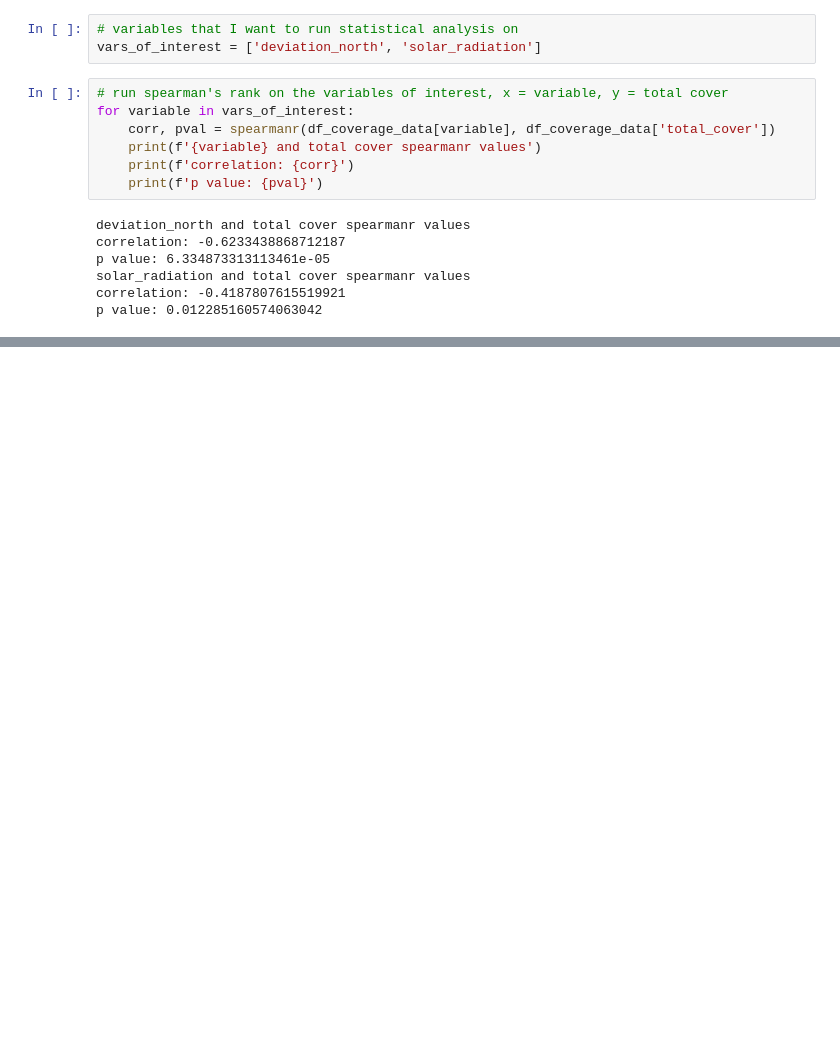
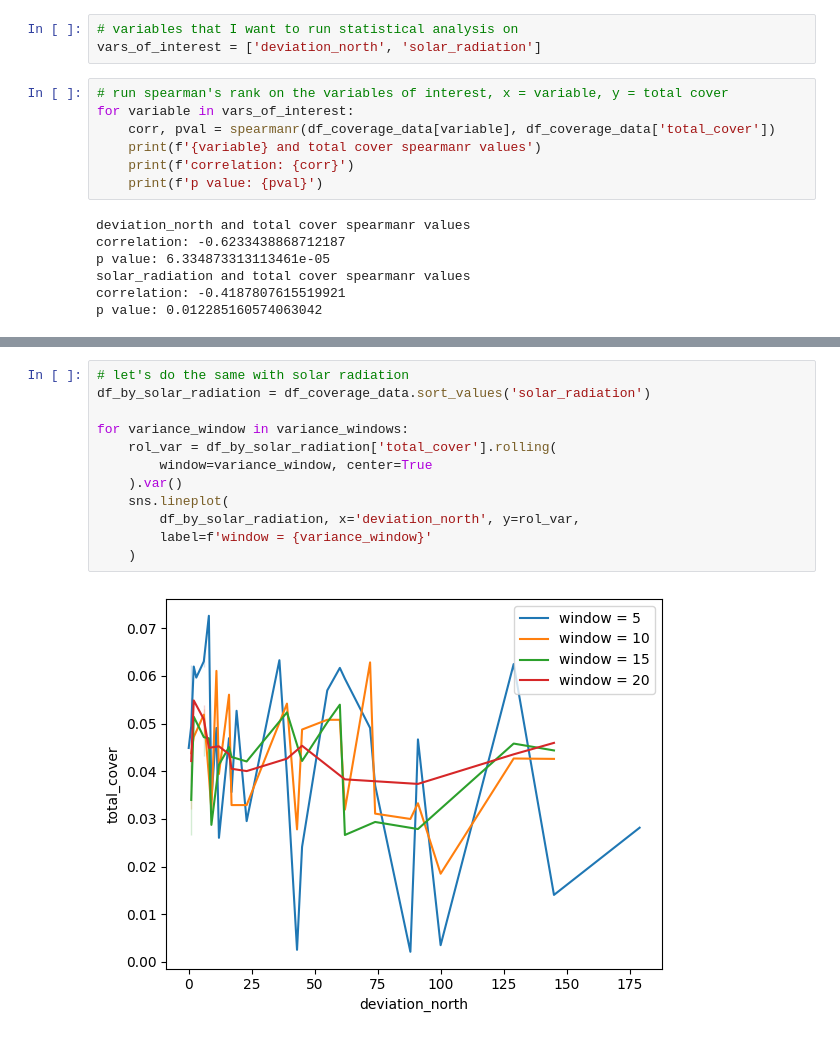
Before and after one commit to Sari-Parvillers/Vulnerable-Earth-TW1-2025, a Jupyter notebook: data_exploration.ipynb, the cells around one changed output, grey strips where cells are left out. Drawn from its saved outputs; the diff is of its cells as text; blank space fills up the shorter version.

```diff
--- a/data_exploration.ipynb
+++ b/data_exploration.ipynb
@@ -103,0 +127,14 @@ sns.lineplot(df_sorted, x='deviation_north', y='rolling_var')
+# %%
+# let's do the same with solar radiation
+df_by_solar_radiation = df_coverage_data.sort_values('solar_radiation')
+
+for variance_window in variance_windows:
+    rol_var = df_by_solar_radiation['total_cover'].rolling(
+        window=variance_window, center=True
+    ).var()
+    sns.lineplot(
+        df_by_solar_radiation, x='deviation_north', y=rol_var,
+        label=f'window = {variance_window}'
+    )
+# %% [output]
+[figure, added]
```
Also changed, not shown: parts of 10 cells of this notebook, 1 other file.
